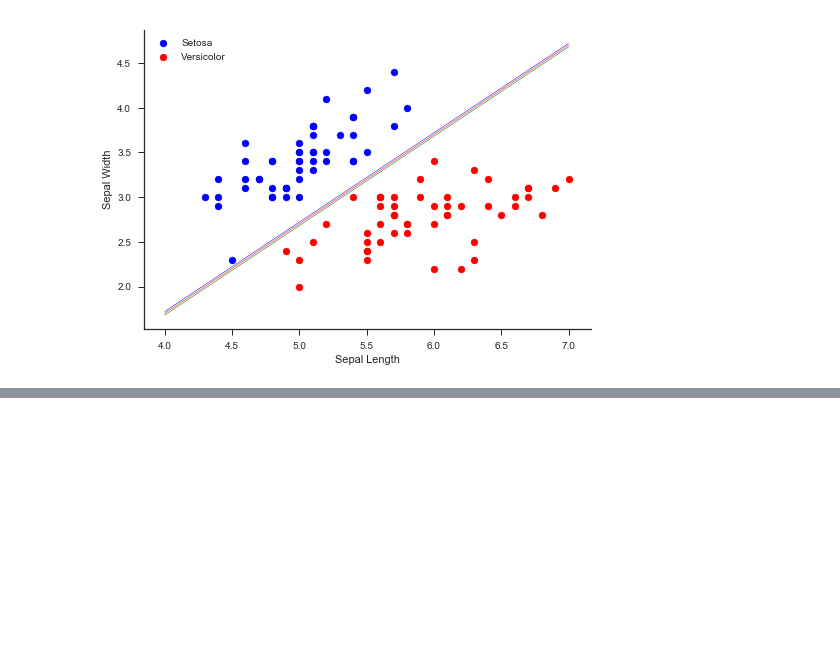
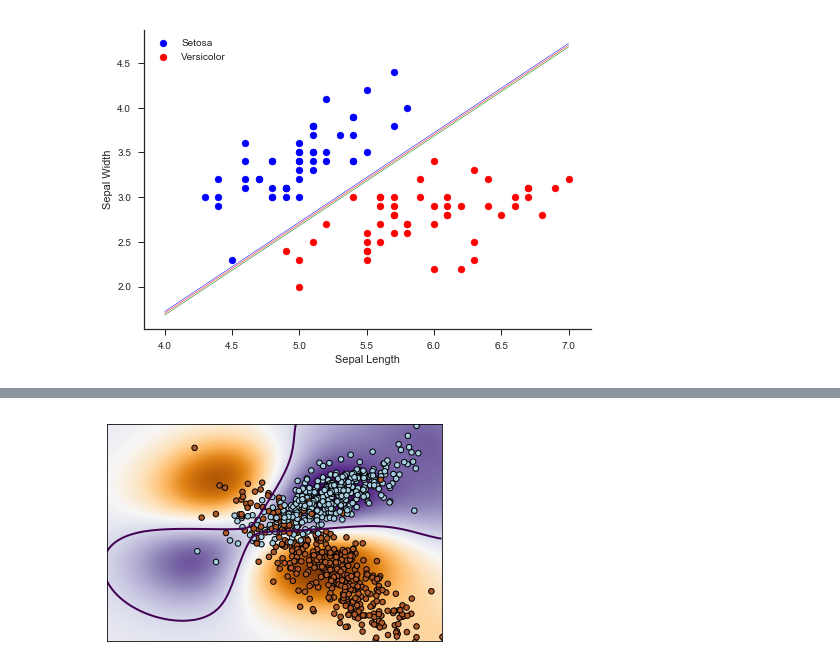
Before and after one commit to tfolkman/byu_econ_applied_machine_learning, a Jupyter notebook: lectures/Lecture_8_SVM.ipynb, the cells around one changed output, grey strips where cells are left out. Drawn from its saved outputs; the diff is of its cells as text; code cells hidden in the pictures; blank space fills up the shorter version.

```diff
--- a/lectures/Lecture_8_SVM.ipynb
+++ b/lectures/Lecture_8_SVM.ipynb
@@ -93,0 +128,22 @@ Note: Choosing a large value for $\gamma$ increases variance and a small value i
+# %%
+#source: http://scikit-learn.org/stable/auto_examples/svm/plot_svm_nonlinear.html
+
+xx, yy = np.meshgrid(np.linspace(-3, 3, 500),
+                     np.linspace(-3, 3, 500))
+# plot the decision function for each datapoint on the grid
+Z = gridsearch.decision_function(np.c_[xx.ravel(), yy.ravel()])
+Z = Z.reshape(xx.shape)
+
+plt.imshow(Z, interpolation='nearest',
+           extent=(xx.min(), xx.max(), yy.min(), yy.max()), aspect='auto',
+           origin='lower', cmap=plt.cm.PuOr_r)
+contours = plt.contour(xx, yy, Z, levels=[0], linewidths=2,
+                       linetypes='--')
+plt.scatter(X_train[:, 0], X_train[:, 1], s=30, c=y_train, cmap=plt.cm.Paired,
+            edgecolors='k')
+plt.xticks(())
+plt.yticks(())
+plt.axis([-3, 3, -3, 3])
+plt.show()
+# %% [output]
+[figure, added]
```
Also changed, not shown: parts of 4 cells of this notebook, 3 other files.
